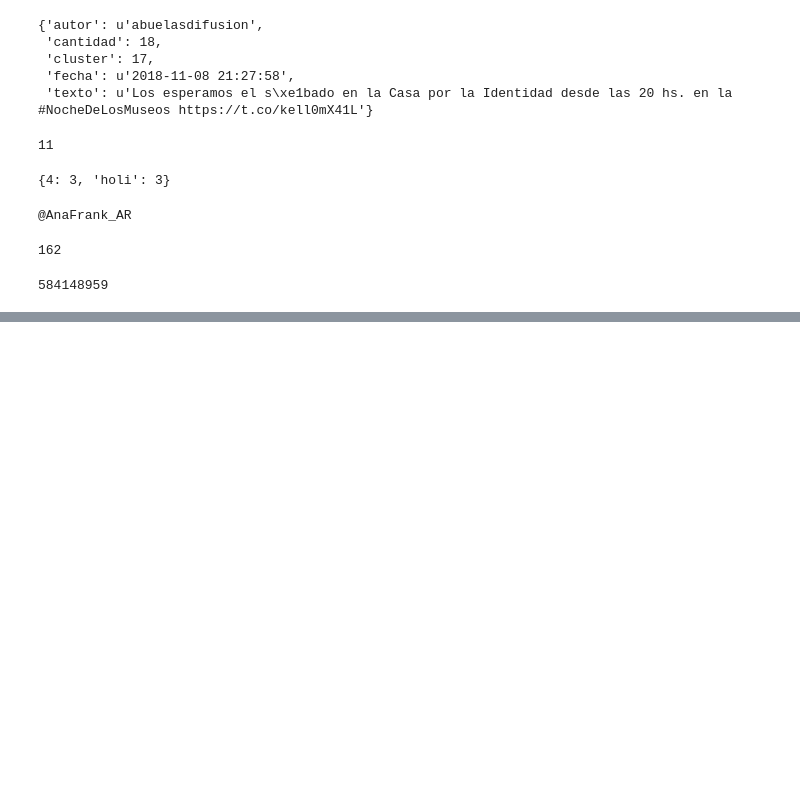
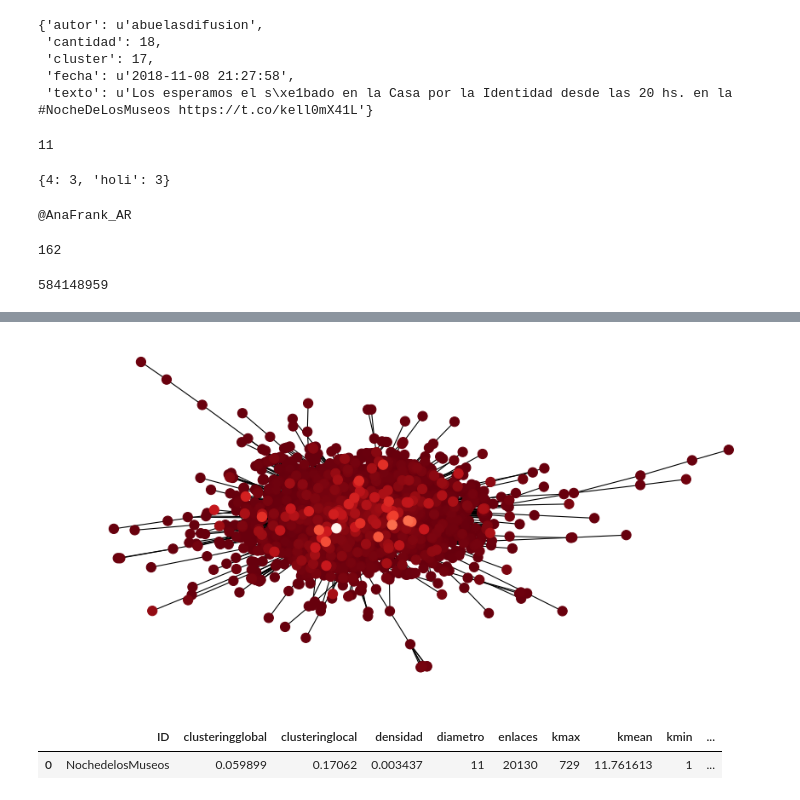
Before and after one commit to alangivre/NocheMuseos, a Jupyter notebook: LevantaTweets.ipynb, the cells around one changed output, grey strips where cells are left out. Saved outputs shown, nothing was run; the diff lists cells and outputs as text; code cells hidden in the pictures; blank space fills up the shorter version.

```diff
--- a/LevantaTweets.ipynb
+++ b/LevantaTweets.ipynb
@@ -672,0 +683,10 @@ Id
+# %%
+# Componente principal red ego
+Gego_cp = max(nx.connected_component_subgraphs(Gego), key=len)
+# %%
+plt.figure(figsize=(10, 5), dpi=80)
+nx.draw(Gego_cp, with_labels=False,node_size=100,
+        node_color = sorted(list(dict(Gego_cp.degree()).values())),cmap=plt.cm.Reds_r)
+plt.show()
+# %% [output]
+[figure, added]
@@ -672,0 +701,5 @@ Id
+# %%
+info
+# %% [output]
+|  | ID | clusteringglobal | clusteringlocal | densidad | diametro | enlaces | kmax | kmean | kmin | ... |
+| 0 | NochedelosMuseos | 0.059899 | 0.17062 | 0.003437 | 11 | 20130 | 729 | 11.761613 | 1 | ... |
```
Also changed, not shown: parts of 14 cells of this notebook, 2 other files.
